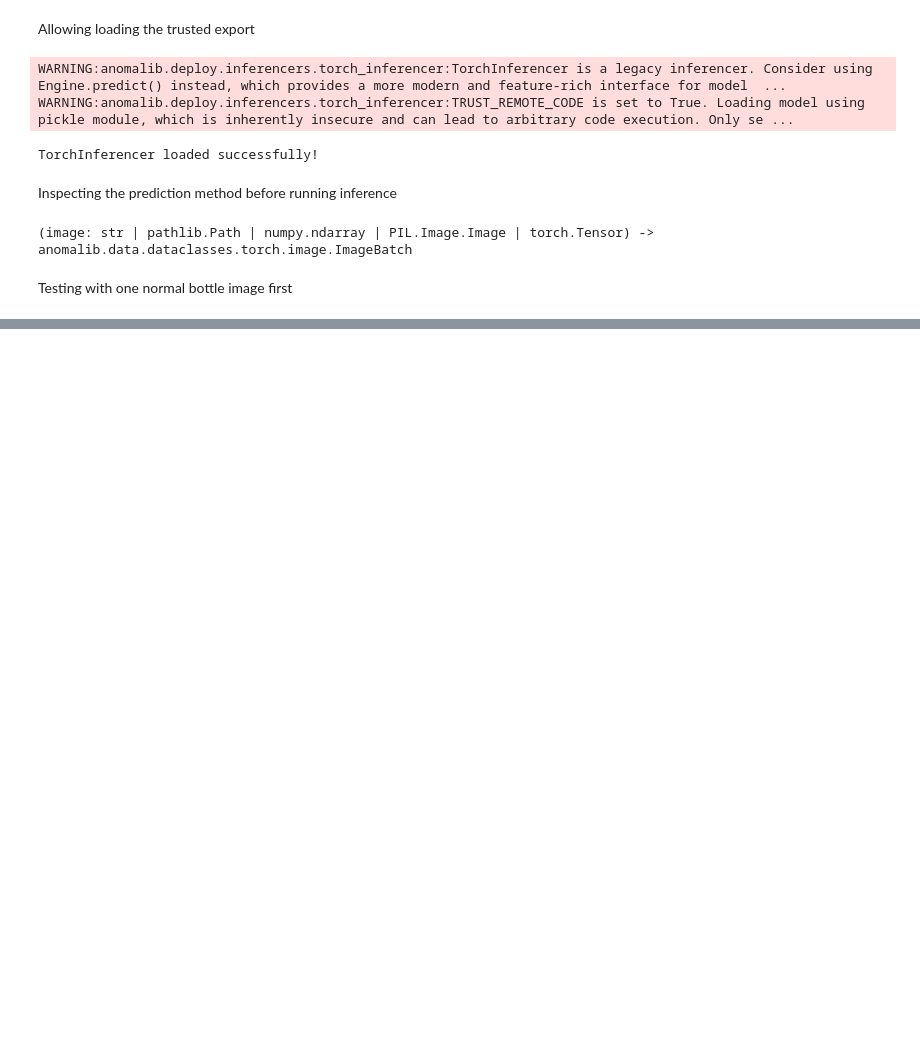
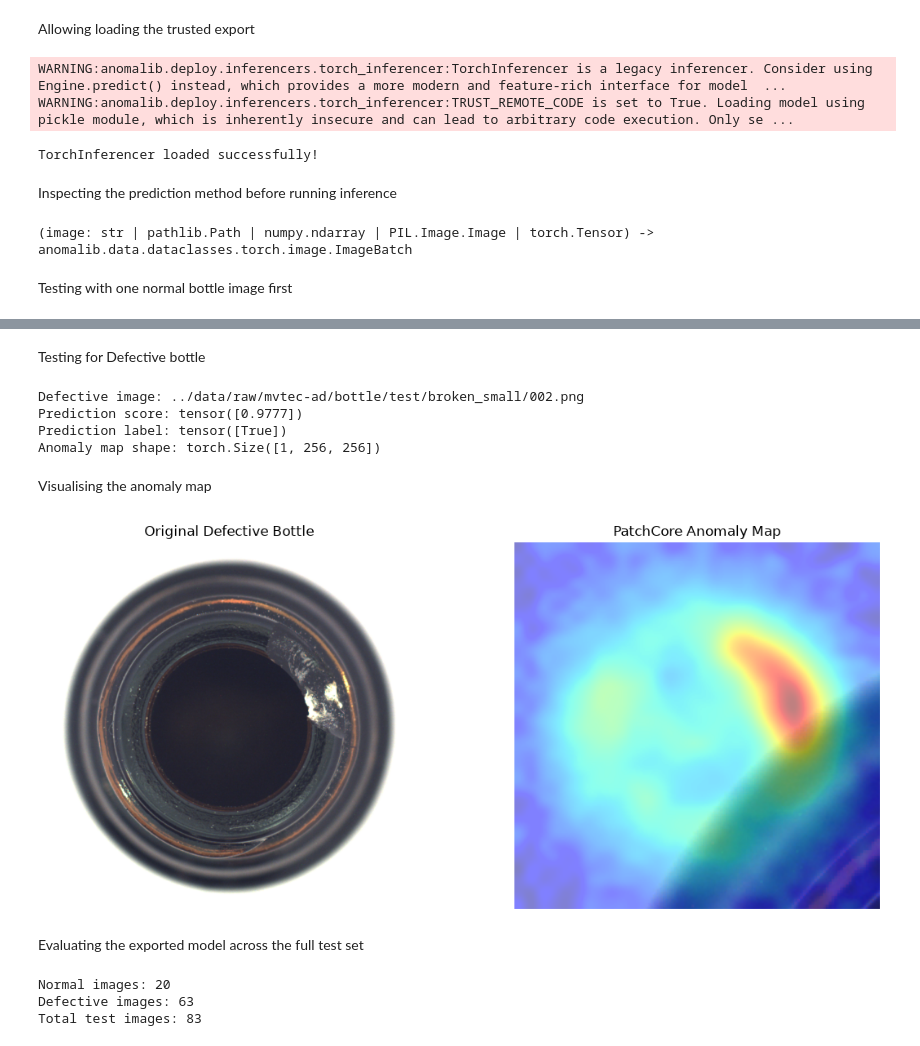
Before and after one commit to anupam-17/VisionQC, a Jupyter notebook: notebooks/05_patchcore.ipynb, the cells around one changed output, grey strips where cells are left out. Saved outputs shown, nothing was run; the diff lists cells and outputs as text; code cells hidden in the pictures; blank space fills up the shorter version.

Commit message:
AddingPatchCore inference evaluation and results

```diff
--- a/notebooks/05_patchcore.ipynb
+++ b/notebooks/05_patchcore.ipynb
@@ -467,2 +464,77 @@ Prediction score: tensor([0.3142])
 Prediction label: tensor([False])
 Anomaly map shape: torch.Size([1, 256, 256])
+# %% [markdown]
+Testing for Defective bottle
+# %%
+from pathlib import Path
+
+defect_image = next(
+    (Path("..") / "data/raw/mvtec-ad/bottle/test/broken_small").glob("*.png")
+)
+
+print("Defective image:", defect_image)
+
+defect_result = inferencer.predict(image=defect_image)
+
+print("Prediction score:", defect_result.pred_score)
+print("Prediction label:", defect_result.pred_label)
+print("Anomaly map shape:", defect_result.anomaly_map.shape)
+# %% [output]
+Defective image: ../data/raw/mvtec-ad/bottle/test/broken_small/002.png
+Prediction score: tensor([0.9777])
+Prediction label: tensor([True])
+Anomaly map shape: torch.Size([1, 256, 256])
+# %% [markdown]
+Visualising the anomaly map
+# %%
+import matplotlib.pyplot as plt
+import numpy as np
+
+image = plt.imread(defect_image)
+anomaly_map = defect_result.anomaly_map[0].cpu().numpy()
+
+plt.figure(figsize=(12, 5))
+
+plt.subplot(1, 2, 1)
+plt.imshow(image)
+plt.title("Original Defective Bottle")
+plt.axis("off")
+
+plt.subplot(1, 2, 2)
+plt.imshow(image)
+plt.imshow(anomaly_map, alpha=0.5, cmap="jet")
+plt.title("PatchCore Anomaly Map")
+plt.axis("off")
+
+plt.tight_layout()
+plt.show()
+# %% [output]
+[figure, added]
+# %% [markdown]
+Evaluating the exported model across the full test set
+# %%
+# First we gathered all the test images and their corresponding true labels (0 for normal, 1 for defective) from the MVTec dataset. This allows us to evaluate the performance of our trained PatchCore model on a variety of test cases, including both normal and defective bottles.
+from pathlib import Path
+
+test_root = Path("../data/raw/mvtec-ad/bottle/test")
+
+normal_images = list((test_root / "good").glob("*.png"))
+
+defect_images = (
+    list((test_root / "broken_small").glob("*.png"))
+    + list((test_root / "broken_large").glob("*.png"))
+    + list((test_root / "contamination").glob("*.png"))
+)
+
+test_images = normal_images + defect_images
+
+# 0 = normal, 1 = defective
+true_labels = [0] * len(normal_images) + [1] * len(defect_images)
+
+print("Normal images:", len(normal_images))
+print("Defective images:", len(defect_images))
+print("Total test images:", len(test_images))
+# %% [output]
+Normal images: 20
+Defective images: 63
+Total test images: 83
```
Also changed, not shown: parts of 11 cells of this notebook, 44 other files.
